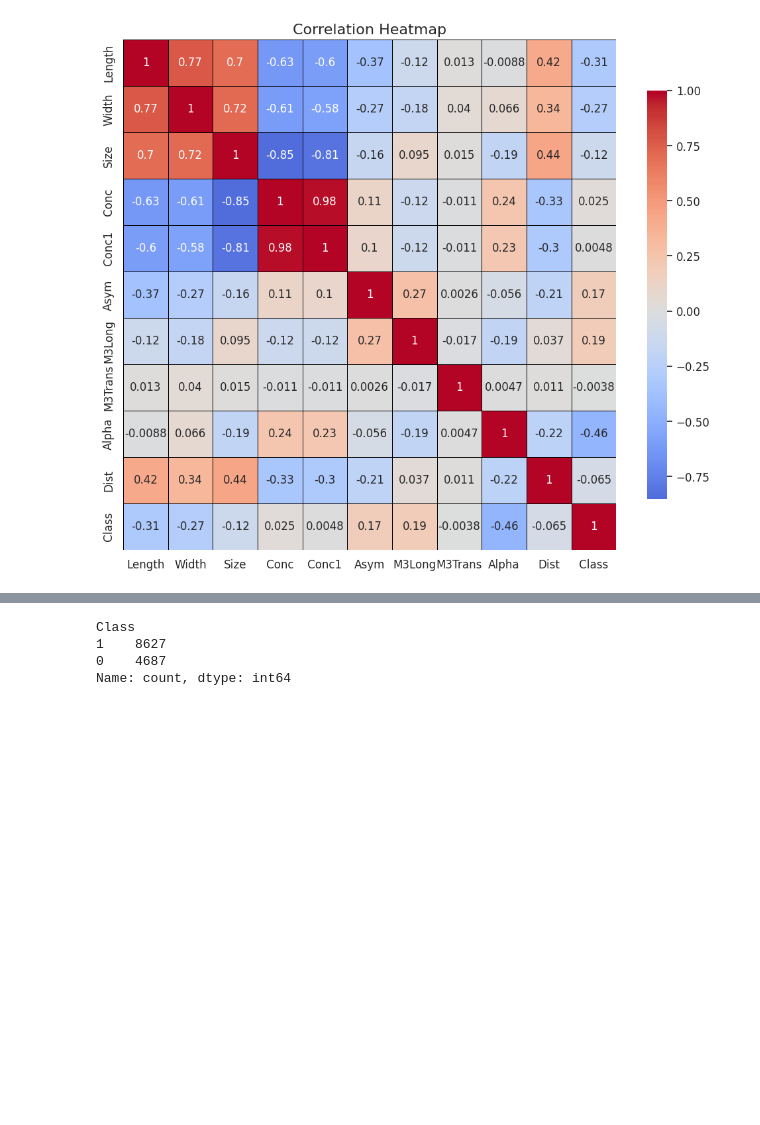
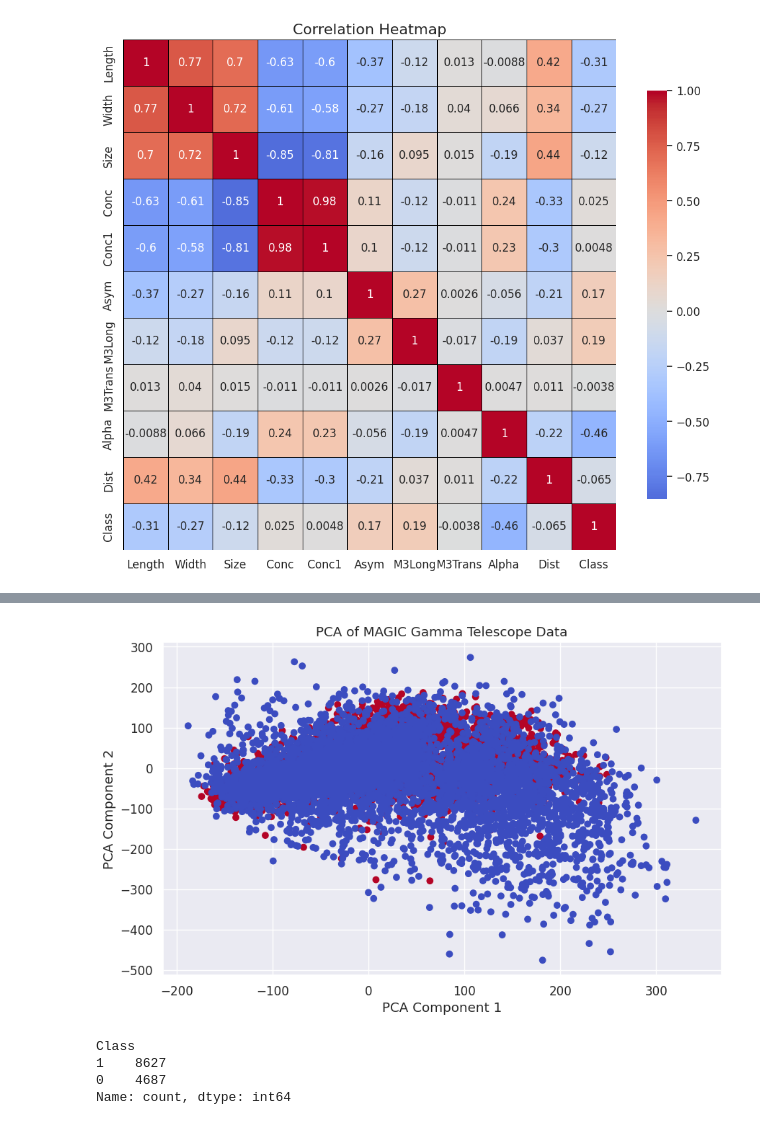
Before and after one commit to recabet/Magic-Telescope, a Jupyter notebook: test.ipynb, the cells around one changed output, grey strips where cells are left out. Cells and saved outputs as stored; diff of their text form; code cells hidden in the pictures; blank space fills up the shorter version.

```diff
--- a/test.ipynb
+++ b/test.ipynb
@@ -83,6 +83,17 @@ plt.show()
+# %%
+x:pd.DataFrame = data.drop("Class", axis=1)
+y:pd.DataFrame = data.Class
 # %%
-x = data.drop("Class", axis=1)
-y = data.Class
+pca:PCA = PCA(n_components=2)
+pca_result:np.ndarray = pca.fit_transform(x)
+plt.figure(figsize=(10, 6))
+plt.scatter(pca_result[:, 0], pca_result[:, 1], c=y, cmap='coolwarm')
+plt.xlabel("PCA Component 1")
+plt.ylabel("PCA Component 2")
+plt.title("PCA of MAGIC Gamma Telescope Data")
+plt.show()
+# %% [output]
+[figure, added]
 # %%
 x_train, x_test, y_train, y_test = train_test_split(x, y, test_size=0.3, random_state=42)
 # %%
```
Also changed, not shown: parts of 24 cells of this notebook.
